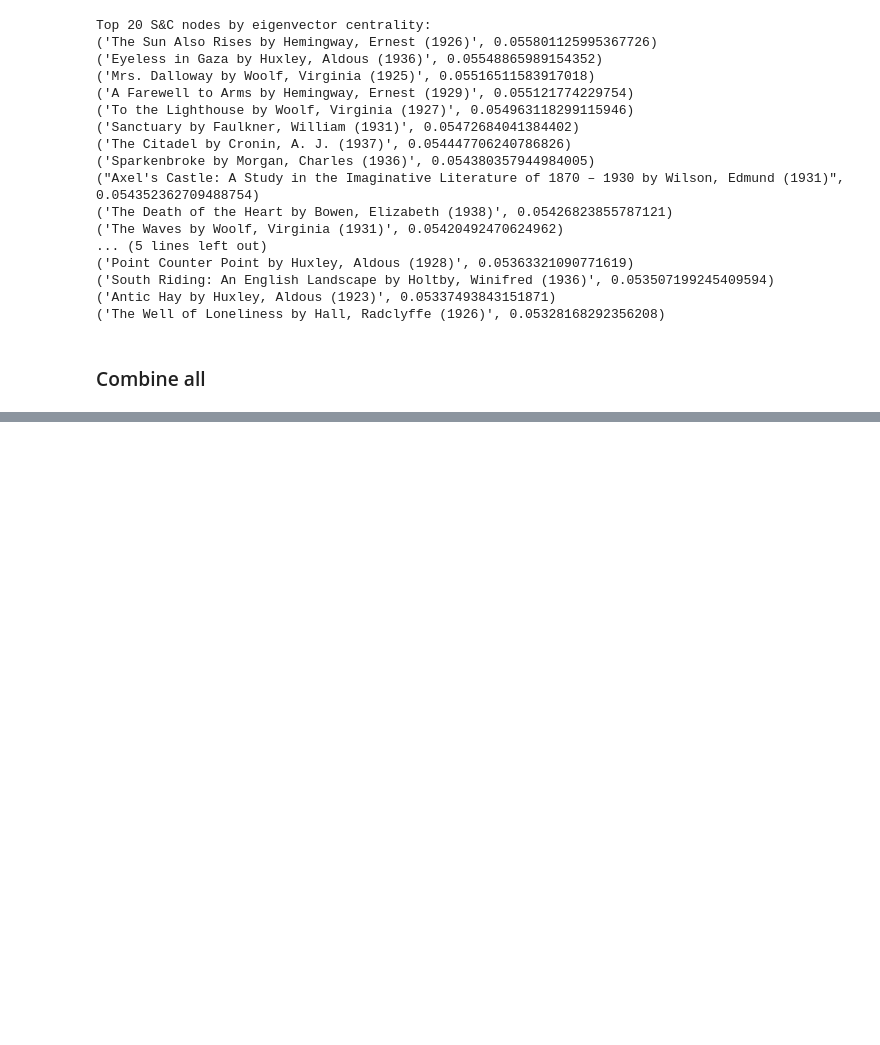
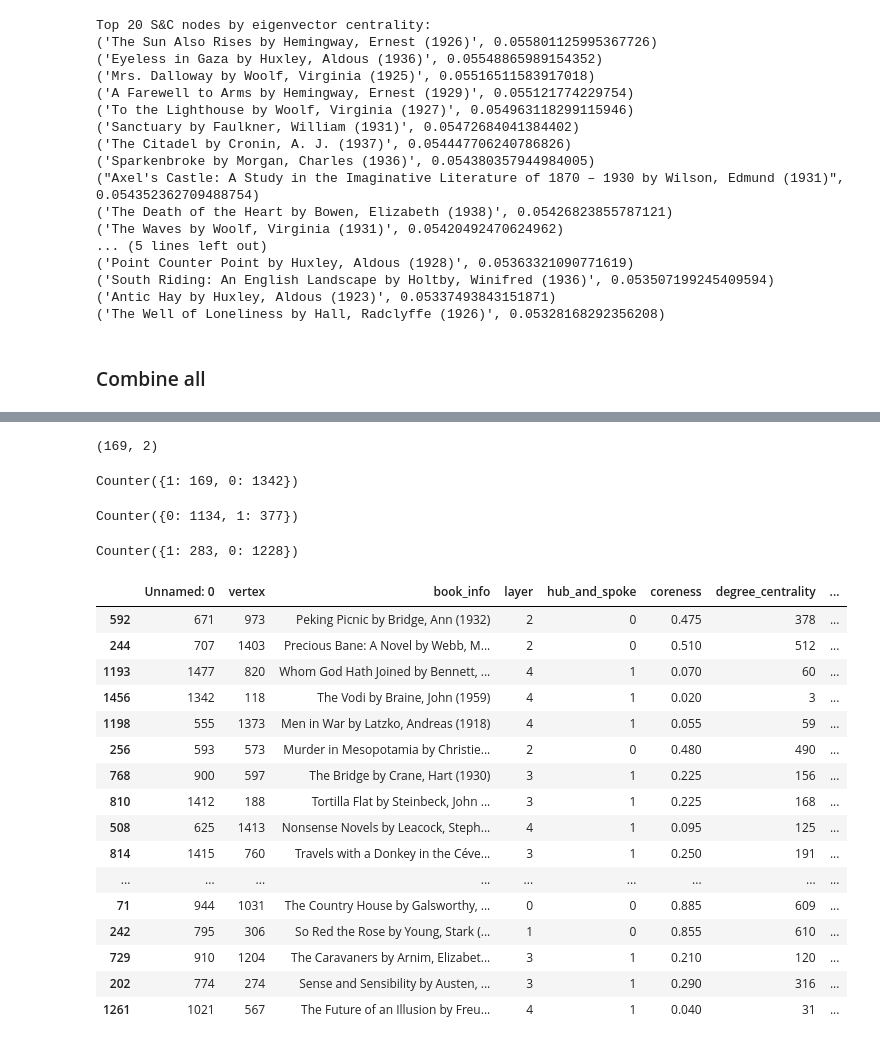
Before and after one commit to gyauney/shakespeare-and-company-social-readership, a Jupyter notebook: core-periphery-books.ipynb, the cells around one changed output, grey strips where cells are left out. Drawn from its saved outputs; the diff is of its cells as text; code cells hidden in the pictures; blank space fills up the shorter version.

```diff
--- a/core-periphery-books.ipynb
+++ b/core-periphery-books.ipynb
@@ -853,0 +377,50 @@ Many of these measures are drawn from Ladd et al.'s ["Exploring and Analyzing Ne
+# %%
+de_marcilly_df = pd.DataFrame.from_dict(de_marcilly_books)
+de_marcilly_df["de_marcilly"] = 1
+de_marcilly_df = de_marcilly_df.rename(columns={0:"uri"})
+de_marcilly_df.shape
+# %% [output]
+(169, 2)
+# %%
+new_df['de_marcilly_match'] = 0
+new_df.loc[new_df['uri'].isin(de_marcilly_df['uri']), 'de_marcilly_match'] = 1
+# %%
+from collections import Counter
+Counter(new_df['de_marcilly_match'])
+# %% [output]
+Counter({1: 169, 0: 1342})
+# %%
+new_df['killen_match'] = 0
+new_df.loc[new_df['uri'].isin(killen_df['uri']), 'killen_match'] = 1
+# %%
+from collections import Counter
+Counter(new_df['killen_match'])
+# %% [output]
+Counter({0: 1134, 1: 377})
+# %%
+new_df['raphael_match'] = 0
+new_df.loc[new_df['uri'].isin(raphael_df['uri']), 'raphael_match'] = 1
+# %%
+Counter(new_df['raphael_match'])
+# %% [output]
+Counter({1: 283, 0: 1228})
+# %%
+new_df.sample(20)
+# %% [output]
+|  | Unnamed: 0 | vertex | book_info | layer | hub_and_spoke | coreness | degree_centrality | ... |
+| 592 | 671 | 973 | Peking Picnic by Bridge, Ann (1932) | 2 | 0 | 0.475 | 378 | ... |
+| 244 | 707 | 1403 | Precious Bane: A Novel by Webb, M... | 2 | 0 | 0.510 | 512 | ... |
+| 1193 | 1477 | 820 | Whom God Hath Joined by Bennett, ... | 4 | 1 | 0.070 | 60 | ... |
+| 1456 | 1342 | 118 | The Vodi by Braine, John (1959) | 4 | 1 | 0.020 | 3 | ... |
+| 1198 | 555 | 1373 | Men in War by Latzko, Andreas (1918) | 4 | 1 | 0.055 | 59 | ... |
+| 256 | 593 | 573 | Murder in Mesopotamia by Christie... | 2 | 0 | 0.480 | 490 | ... |
+| 768 | 900 | 597 | The Bridge by Crane, Hart (1930) | 3 | 1 | 0.225 | 156 | ... |
+| 810 | 1412 | 188 | Tortilla Flat by Steinbeck, John ... | 3 | 1 | 0.225 | 168 | ... |
+| 508 | 625 | 1413 | Nonsense Novels by Leacock, Steph... | 4 | 1 | 0.095 | 125 | ... |
+| 814 | 1415 | 760 | Travels with a Donkey in the Céve... | 3 | 1 | 0.250 | 191 | ... |
+| ... | ... | ... | ... | ... | ... | ... | ... | ... |
+| 71 | 944 | 1031 | The Country House by Galsworthy, ... | 0 | 0 | 0.885 | 609 | ... |
+| 242 | 795 | 306 | So Red the Rose by Young, Stark (... | 1 | 0 | 0.855 | 610 | ... |
+| 729 | 910 | 1204 | The Caravaners by Arnim, Elizabet... | 3 | 1 | 0.210 | 120 | ... |
+| 202 | 774 | 274 | Sense and Sensibility by Austen, ... | 3 | 1 | 0.290 | 316 | ... |
+| 1261 | 1021 | 567 | The Future of an Illusion by Freu... | 4 | 1 | 0.040 | 31 | ... |
```
Also changed, not shown: parts of 152 cells of this notebook.
